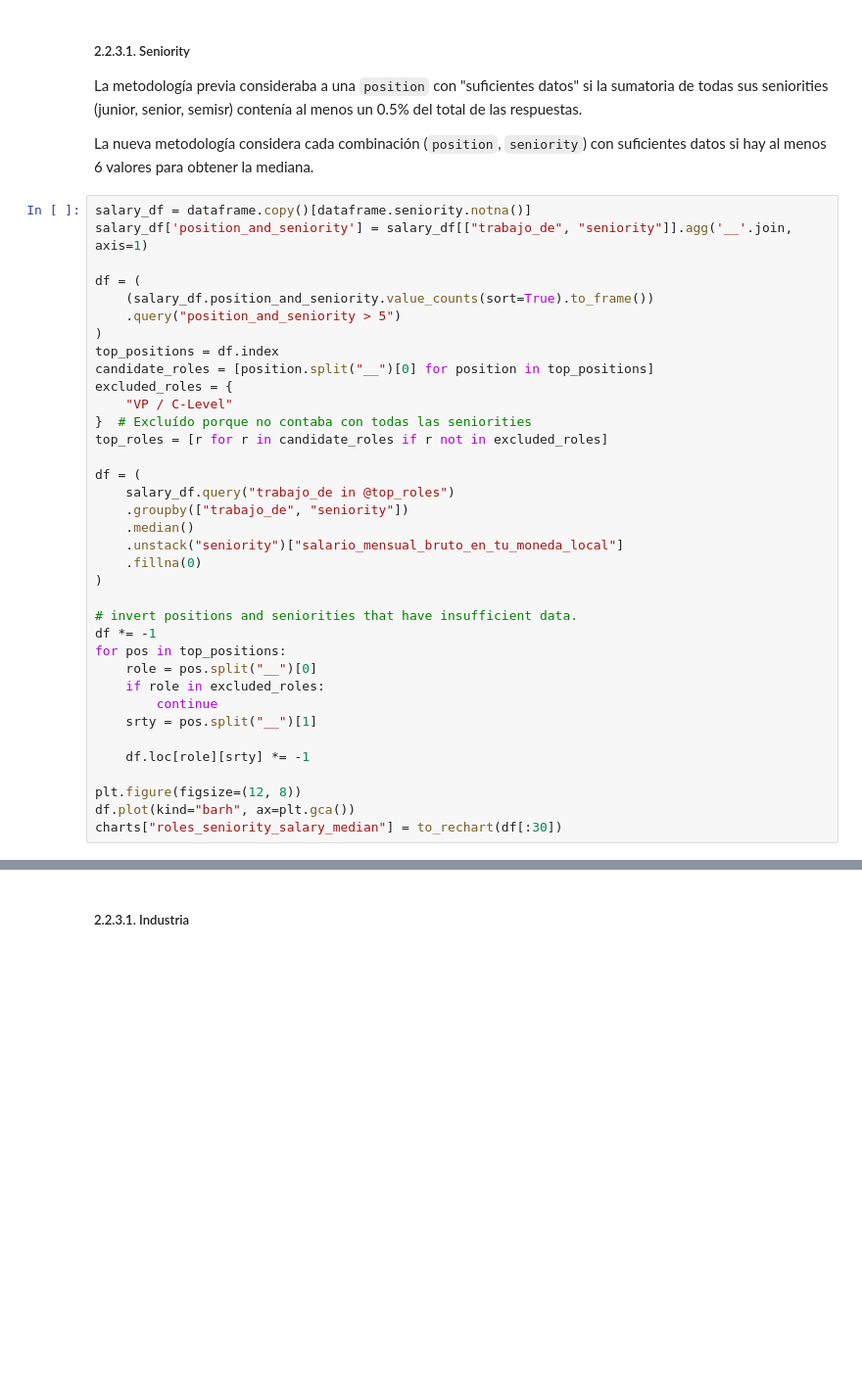
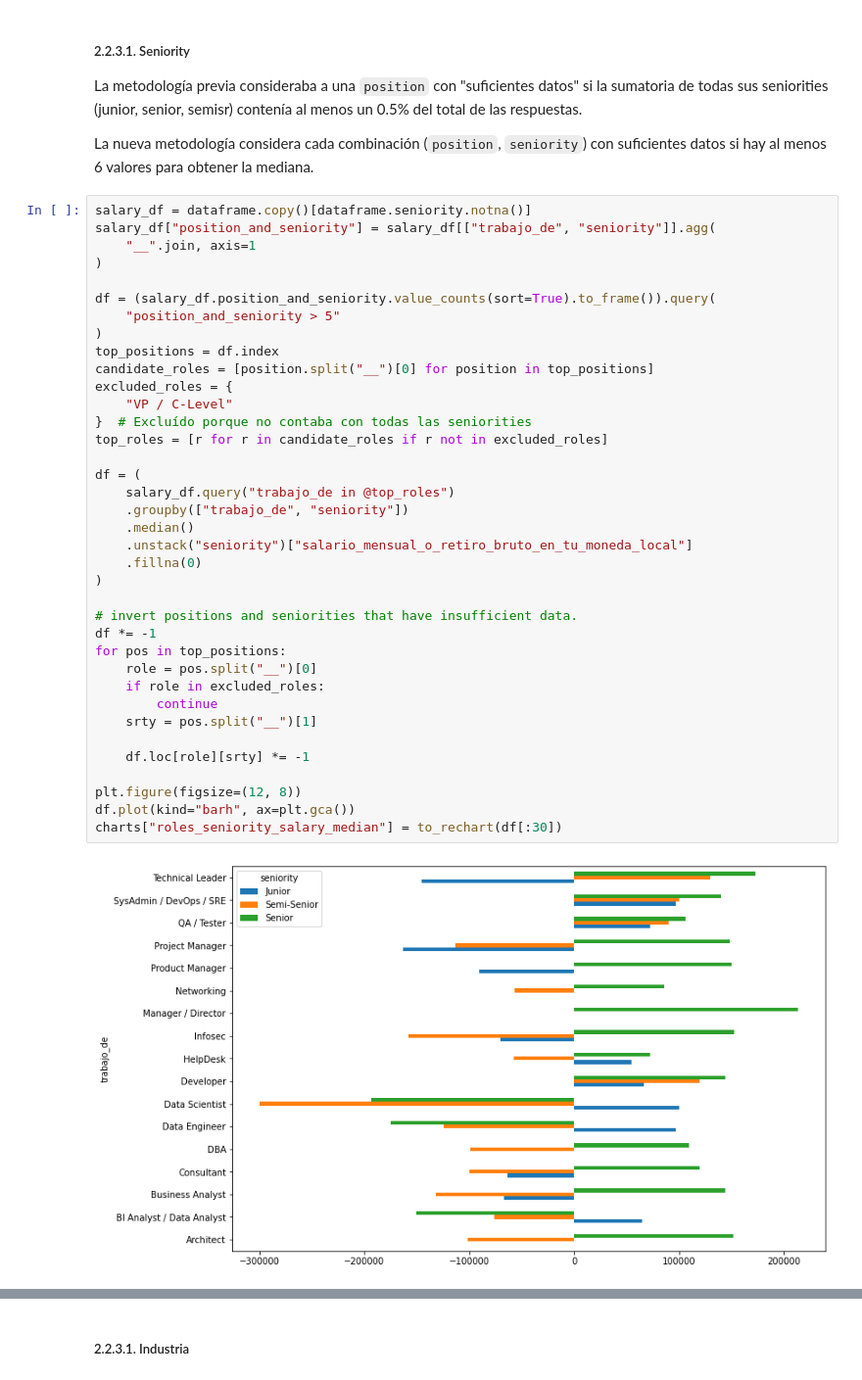
Before and after one commit to SebastianESaavedra/openqube-sueldos, a Jupyter notebook: pipeline/data-analysis.ipynb, the cells around one changed output, grey strips where cells are left out. Shown at 98% size. Drawn from its saved outputs; the diff is of its cells as text; blank space fills up the shorter version.

```diff
--- a/pipeline/data-analysis.ipynb
+++ b/pipeline/data-analysis.ipynb
@@ -988,37 +1026,40 @@ La metodología previa consideraba a una `position` con "suficientes datos" si l
 La nueva metodología considera cada combinación (`position`, `seniority`) con suficientes datos si hay al menos 6 valores para obtener la mediana.
 # %%
 salary_df = dataframe.copy()[dataframe.seniority.notna()]
-salary_df['position_and_seniority'] = salary_df[["trabajo_de", "seniority"]].agg('__'.join, axis=1)
+salary_df["position_and_seniority"] = salary_df[["trabajo_de", "seniority"]].agg(
+    "__".join, axis=1
+)
 
-df = (
-    (salary_df.position_and_seniority.value_counts(sort=True).to_frame())
-    .query("position_and_seniority > 5")
+df = (salary_df.position_and_seniority.value_counts(sort=True).to_frame()).query(
+    "position_and_seniority > 5"
 )
 top_positions = df.index
 candidate_roles = [position.split("__")[0] for position in top_positions]
 excluded_roles = {
     "VP / C-Level"
 }  # Excluído porque no contaba con todas las seniorities
 top_roles = [r for r in candidate_roles if r not in excluded_roles]
 
 df = (
     salary_df.query("trabajo_de in @top_roles")
     .groupby(["trabajo_de", "seniority"])
     .median()
-    .unstack("seniority")["salario_mensual_bruto_en_tu_moneda_local"]
+    .unstack("seniority")["salario_mensual_o_retiro_bruto_en_tu_moneda_local"]
     .fillna(0)
 )
 
 # invert positions and seniorities that have insufficient data.
 df *= -1
 for pos in top_positions:
     role = pos.split("__")[0]
     if role in excluded_roles:
         continue
     srty = pos.split("__")[1]
 
     df.loc[role][srty] *= -1
 
 plt.figure(figsize=(12, 8))
 df.plot(kind="barh", ax=plt.gca())
 charts["roles_seniority_salary_median"] = to_rechart(df[:30])
+# %% [output]
+[figure, added]
```
Also changed, not shown: parts of 63 cells of this notebook.
